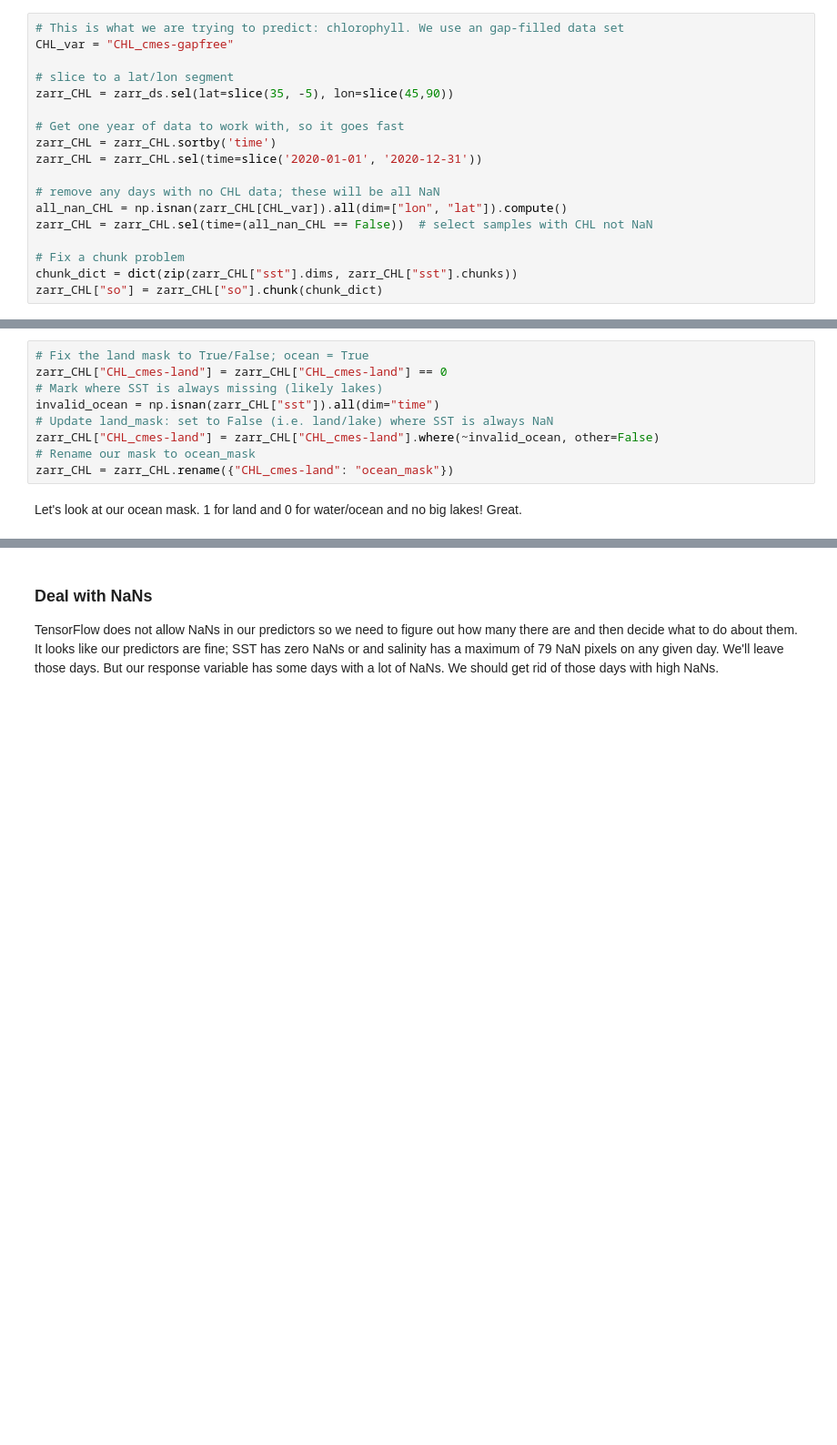
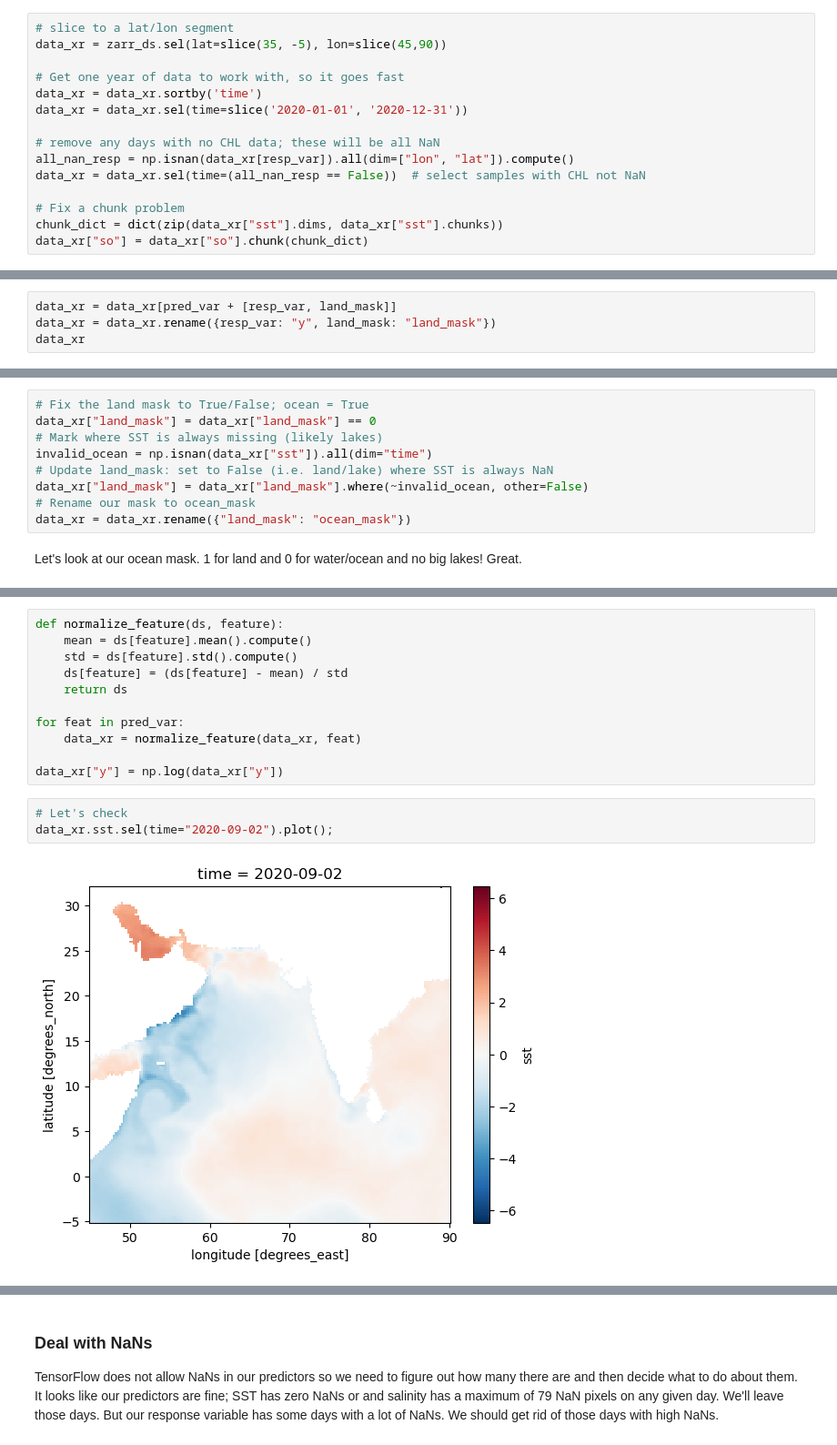
Before and after one commit to ocean-satellite-tools/mind-the-chl-gap, a Jupyter notebook: book/notebooks/CHL_prediction_CNN_Part_1.ipynb, the cells around one changed output, grey strips where cells are left out. Shown at 91% size. Saved outputs shown, nothing was run; the diff lists cells and outputs as text; blank space fills up the shorter version.

Commit message:
big clean up on the data

```diff
--- a/book/notebooks/CHL_prediction_CNN_Part_1.ipynb
+++ b/book/notebooks/CHL_prediction_CNN_Part_1.ipynb
@@ -100,21 +107,18 @@ Slice to a smaller spatial region, pick one year, remove any all NA days.
 # %%
-# This is what we are trying to predict: chlorophyll. We use an gap-filled data set
-CHL_var = "CHL_cmes-gapfree"
-
 # slice to a lat/lon segment
-zarr_CHL = zarr_ds.sel(lat=slice(35, -5), lon=slice(45,90))
+data_xr = zarr_ds.sel(lat=slice(35, -5), lon=slice(45,90))
 
 # Get one year of data to work with, so it goes fast
-zarr_CHL = zarr_CHL.sortby('time')
-zarr_CHL = zarr_CHL.sel(time=slice('2020-01-01', '2020-12-31'))
+data_xr = data_xr.sortby('time')
+data_xr = data_xr.sel(time=slice('2020-01-01', '2020-12-31'))
 
 # remove any days with no CHL data; these will be all NaN
-all_nan_CHL = np.isnan(zarr_CHL[CHL_var]).all(dim=["lon", "lat"]).compute()
-zarr_CHL = zarr_CHL.sel(time=(all_nan_CHL == False))  # select samples with CHL not NaN
+all_nan_resp = np.isnan(data_xr[resp_var]).all(dim=["lon", "lat"]).compute()
+data_xr = data_xr.sel(time=(all_nan_resp == False))  # select samples with CHL not NaN
 
 # Fix a chunk problem
-chunk_dict = dict(zip(zarr_CHL["sst"].dims, zarr_CHL["sst"].chunks))
-zarr_CHL["so"] = zarr_CHL["so"].chunk(chunk_dict)
+chunk_dict = dict(zip(data_xr["sst"].dims, data_xr["sst"].chunks))
+data_xr["so"] = data_xr["so"].chunk(chunk_dict)
 # %% [markdown]
 ### Set up our variables
 
@@ -127,0 +128,4 @@ zarr_CHL = zarr_CHL.rename({CHL_var: "CHL"})
+# %%
+data_xr = data_xr[pred_var + [resp_var, land_mask]]
+data_xr = data_xr.rename({resp_var: "y", land_mask: "land_mask"})
+data_xr
@@ -131,13 +215,13 @@ zarr_CHL = zarr_CHL.rename({CHL_var: "CHL"})
 We want an ocean mask but we have a land (land=True) mask that includes lakes, which are not ocean.
 # %%
 # Fix the land mask to True/False; ocean = True
-zarr_CHL["CHL_cmes-land"] = zarr_CHL["CHL_cmes-land"] == 0
+data_xr["land_mask"] = data_xr["land_mask"] == 0
 # Mark where SST is always missing (likely lakes)
-invalid_ocean = np.isnan(zarr_CHL["sst"]).all(dim="time")
+invalid_ocean = np.isnan(data_xr["sst"]).all(dim="time")
 # Update land_mask: set to False (i.e. land/lake) where SST is always NaN
-zarr_CHL["CHL_cmes-land"] = zarr_CHL["CHL_cmes-land"].where(~invalid_ocean, other=False)
+data_xr["land_mask"] = data_xr["land_mask"].where(~invalid_ocean, other=False)
 # Rename our mask to ocean_mask
-zarr_CHL = zarr_CHL.rename({"CHL_cmes-land": "ocean_mask"})
+data_xr = data_xr.rename({"land_mask": "ocean_mask"})
 # %% [markdown]
 Let's look at our ocean mask. 1 for land and 0 for water/ocean and no big lakes! Great.
 # %%
@@ -146,0 +233,16 @@ zarr_CHL["ocean_mask"].plot();
+# %%
+def normalize_feature(ds, feature):
+    mean = ds[feature].mean().compute()
+    std = ds[feature].std().compute()
+    ds[feature] = (ds[feature] - mean) / std
+    return ds
+
+for feat in pred_var:
+    data_xr = normalize_feature(data_xr, feat)
+
+data_xr["y"] = np.log(data_xr["y"])
+# %%
+# Let's check
+data_xr.sst.sel(time="2020-09-02").plot();
+# %% [output]
+[figure, added]
```
Also changed, not shown: parts of 10 cells of this notebook.
